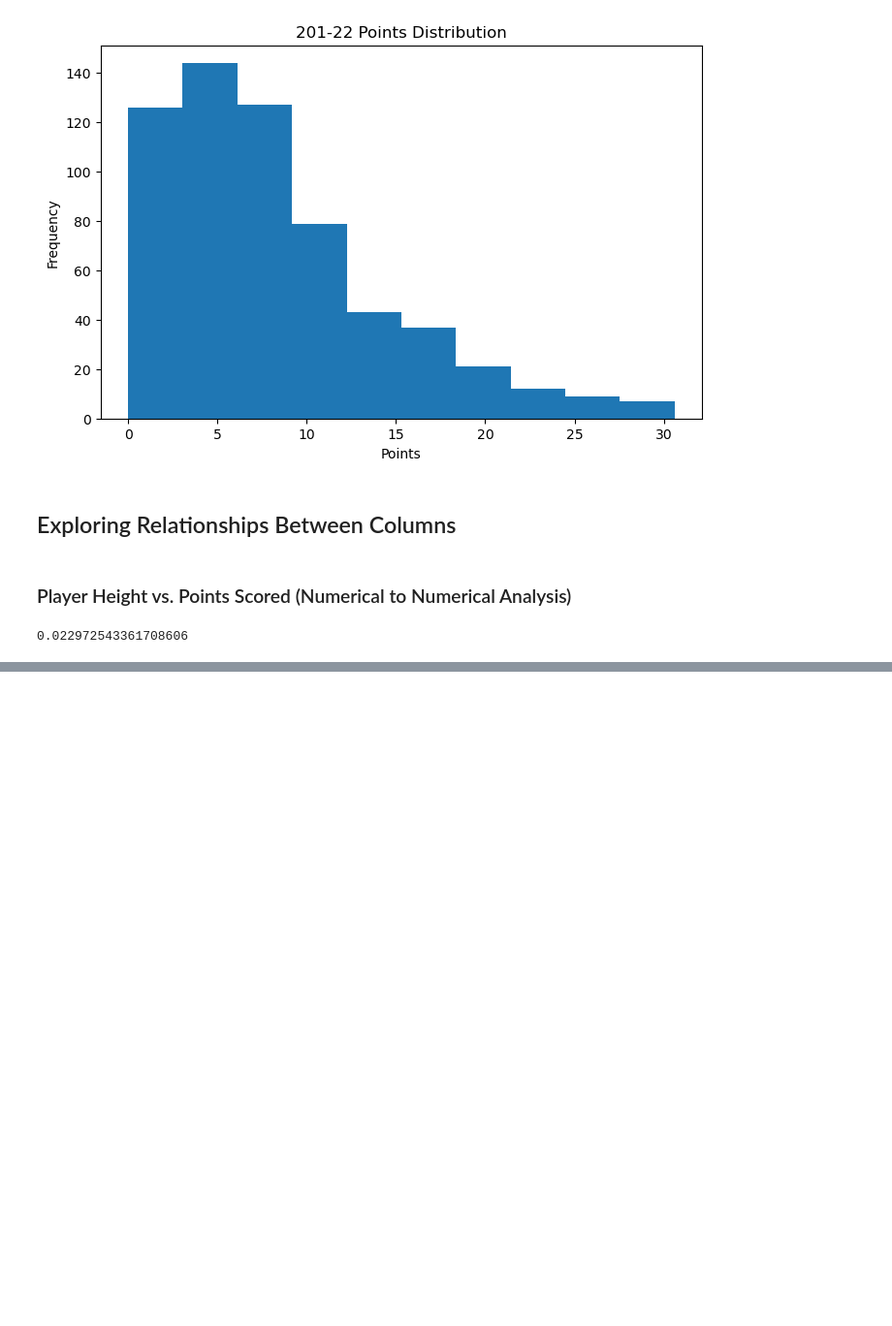
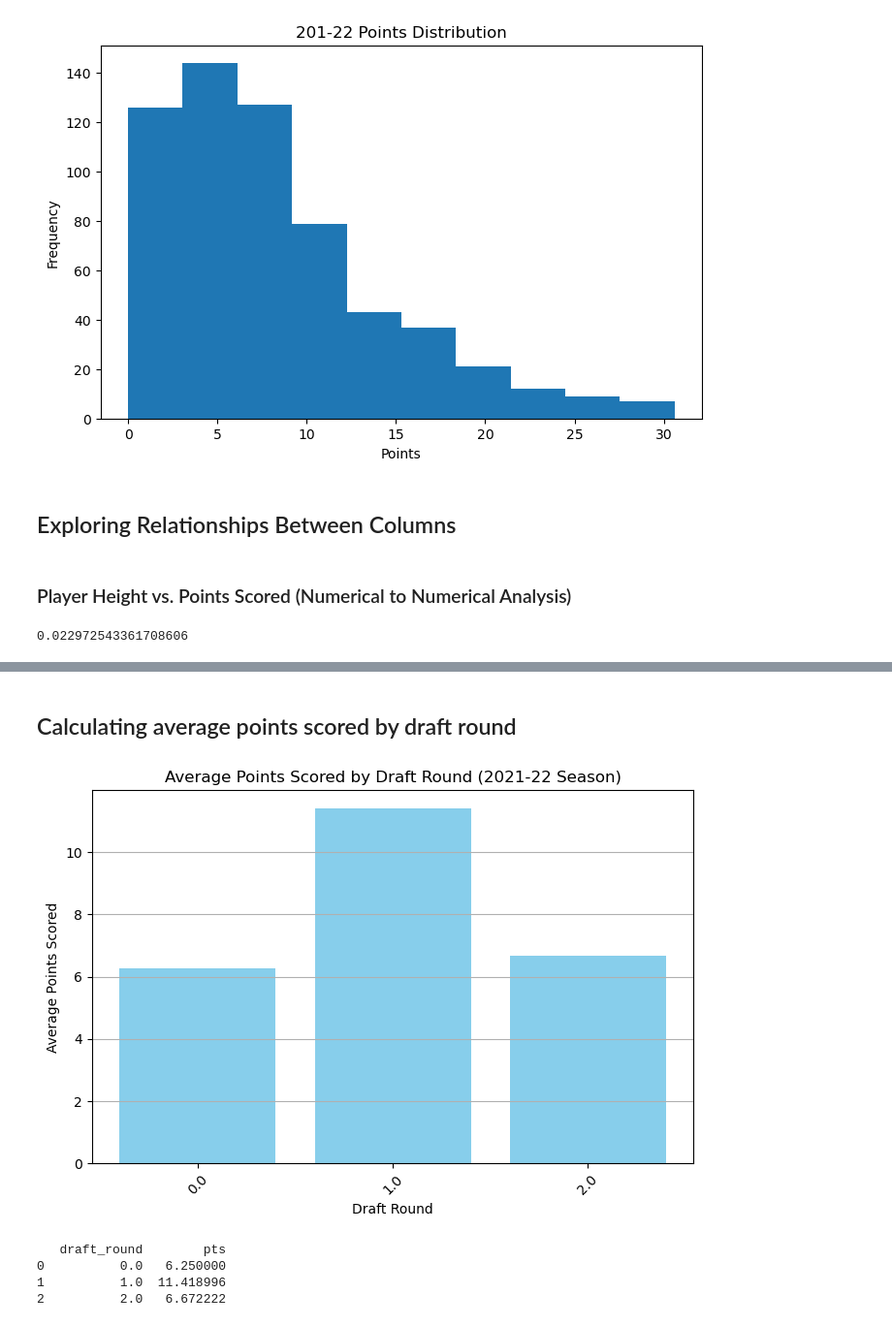
Before and after one commit to Chris-Goyette/Python_DA_Class, a Jupyter notebook: Colab_Notebooks/NBA_data_2_19.ipynb, the cells around one changed output, grey strips where cells are left out. Shown at 97% size. Cells and saved outputs as stored; diff of their text form; code cells hidden in the pictures; blank space fills up the shorter version.

```diff
--- a/Colab_Notebooks/NBA_data_2_19.ipynb
+++ b/Colab_Notebooks/NBA_data_2_19.ipynb
@@ -329,0 +344,26 @@ correlation_height_pts
+# %% [markdown]
+## Calculating average points scored by draft round
+# %%
+# I still need to research this code to understand how and what it does
+
+# Calculating average points scored by draft round
+avg_pts_by_draft_round = df_2021_22.groupby('draft_round')['pts'].mean().reset_index()
+
+# Creating a bar chart to visualize the average points scored by draft round
+plt.figure(figsize=(8, 5))
+plt.bar(avg_pts_by_draft_round['draft_round'].astype(str), avg_pts_by_draft_round['pts'], color='skyblue')
+plt.title('Average Points Scored by Draft Round (2021-22 Season)')
+plt.xlabel('Draft Round')
+plt.ylabel('Average Points Scored')
+plt.xticks(rotation=45)
+plt.grid(axis='y')
+plt.show()
+
+# Display the average points scored by draft round
+print(avg_pts_by_draft_round)
+# %% [output]
+[figure, added]
+   draft_round        pts
+0          0.0   6.250000
+1          1.0  11.418996
+2          2.0   6.672222
```
Also changed, not shown: parts of 1 cell of this notebook.
